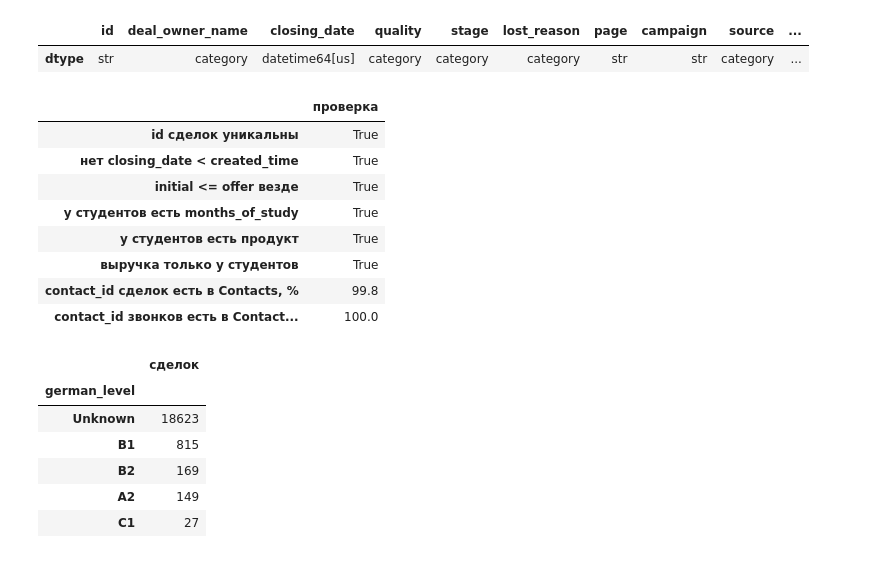
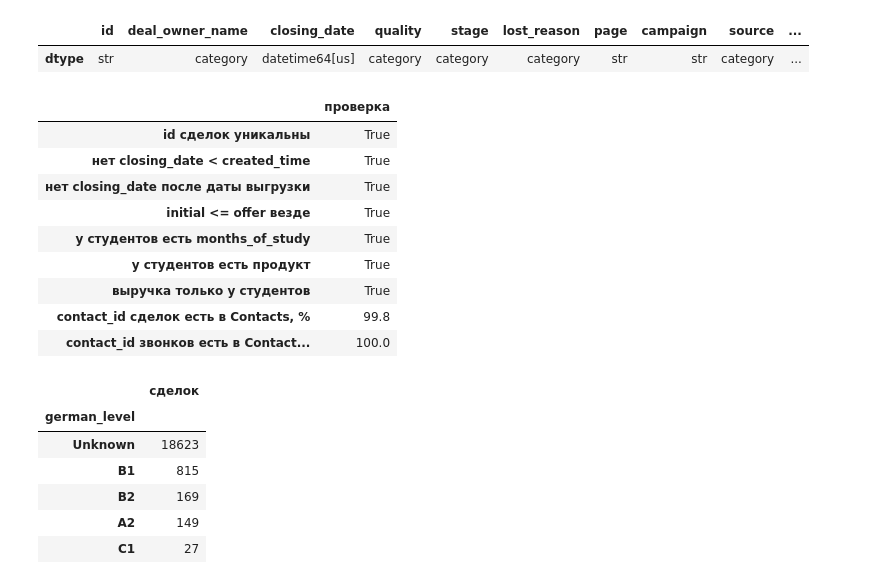
Before and after one commit to yerkovskayuliia-pixel/data-analytics-portfolio, a Jupyter notebook: python-crm-analysis/notebooks/01_data_cleaning_RU.ipynb, the cells around one changed output. Saved outputs shown, nothing was run; the diff lists cells and outputs as text; code cells hidden in the pictures.

```diff
--- a/python-crm-analysis/notebooks/01_data_cleaning_RU.ipynb
+++ b/python-crm-analysis/notebooks/01_data_cleaning_RU.ipynb
@@ -175,19 +175,21 @@ deals.dtypes.to_frame("dtype").T
 # %%
 checks = {
     "id сделок уникальны": deals["id"].is_unique,
     "нет closing_date < created_time": not (deals["closing_date"] < deals["created_time"].dt.normalize()).any(),
+    "нет closing_date после даты выгрузки": not (deals["closing_date"] > deals["created_time"].max()).any(),
     "initial <= offer везде": not (deals["initial_amount_paid"] > deals["offer_total_amount"]).any(),
     "у студентов есть months_of_study": deals.loc[deals["is_student"], "months_of_study"].notna().all(),
     "у студентов есть продукт": deals.loc[deals["is_student"], "product"].ne("Unknown").all(),
     "выручка только у студентов": (deals.loc[~deals["is_student"], "revenue"] == 0).all(),
     "contact_id сделок есть в Contacts, %": round(deals["contact_id"].isin(clean["Contacts"]["id"]).mean() * 100, 1),
     "contact_id звонков есть в Contacts, %": round(clean["Calls"]["contact_id"].dropna().isin(clean["Contacts"]["id"]).mean() * 100, 1),
 }
 pd.Series(checks, name="проверка").to_frame()
 # %% [output]
 |  | проверка |
 | id сделок уникальны | True |
 | нет closing_date < created_time | True |
+| нет closing_date после даты выгрузки | True |
 | initial <= offer везде | True |
 | у студентов есть months_of_study | True |
 | у студентов есть продукт | True |
```
Also changed, not shown: parts of 2 cells of this notebook, 16 other files.
